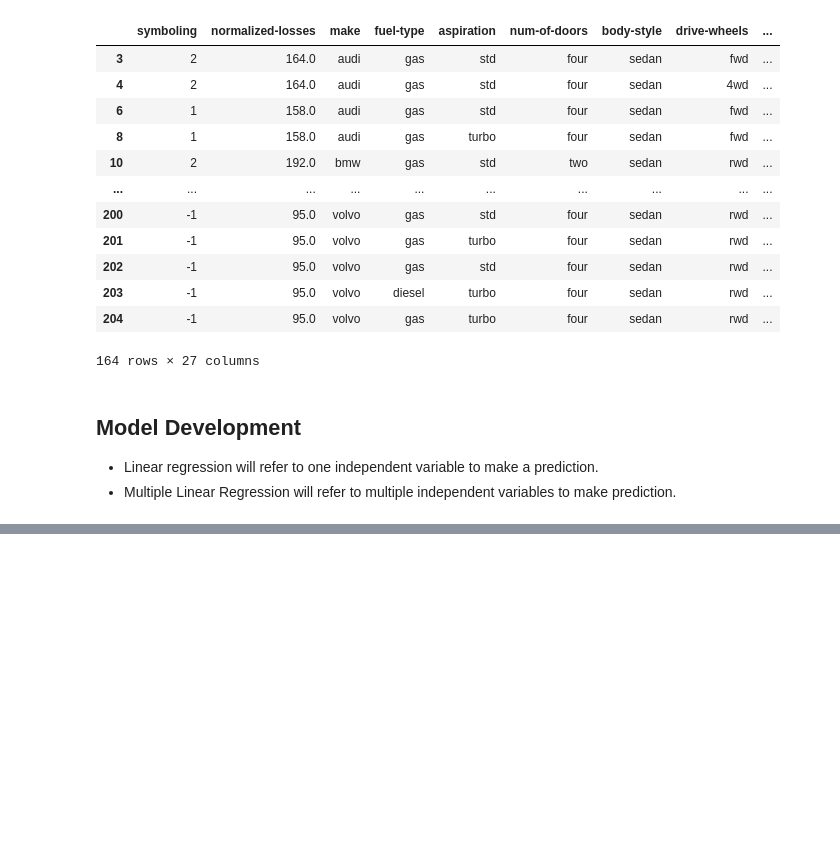
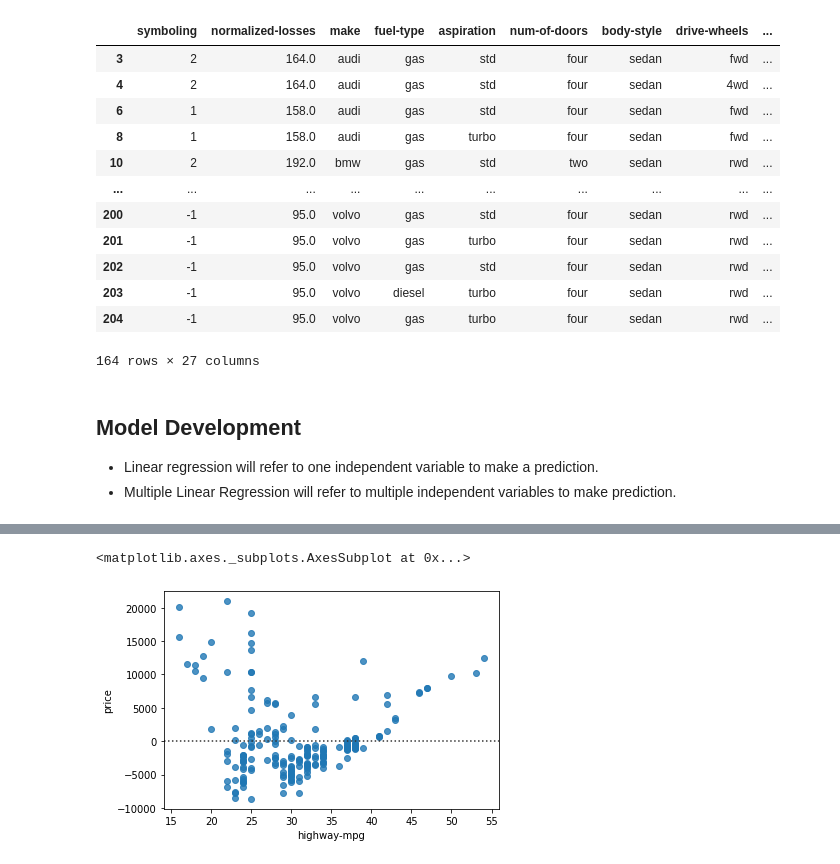
Before and after one commit to dilaraesmer/IBM-DA0101EN, a Jupyter notebook: Data_Analysis_with_Python.ipynb, the cells around one changed output, grey strips where cells are left out. Saved outputs shown, nothing was run; the diff lists cells and outputs as text; code cells hidden in the pictures; blank space fills up the shorter version.

```diff
--- a/Data_Analysis_with_Python.ipynb
+++ b/Data_Analysis_with_Python.ipynb
@@ -512,0 +529,5 @@ lm = LinearRegression()
+# %%
+sns.residplot(df['highway-mpg'], df['price'])
+# %% [output]
+<matplotlib.axes._subplots.AxesSubplot at 0x...>
+[figure, added]
```
Also changed, not shown: parts of 6 cells of this notebook.
